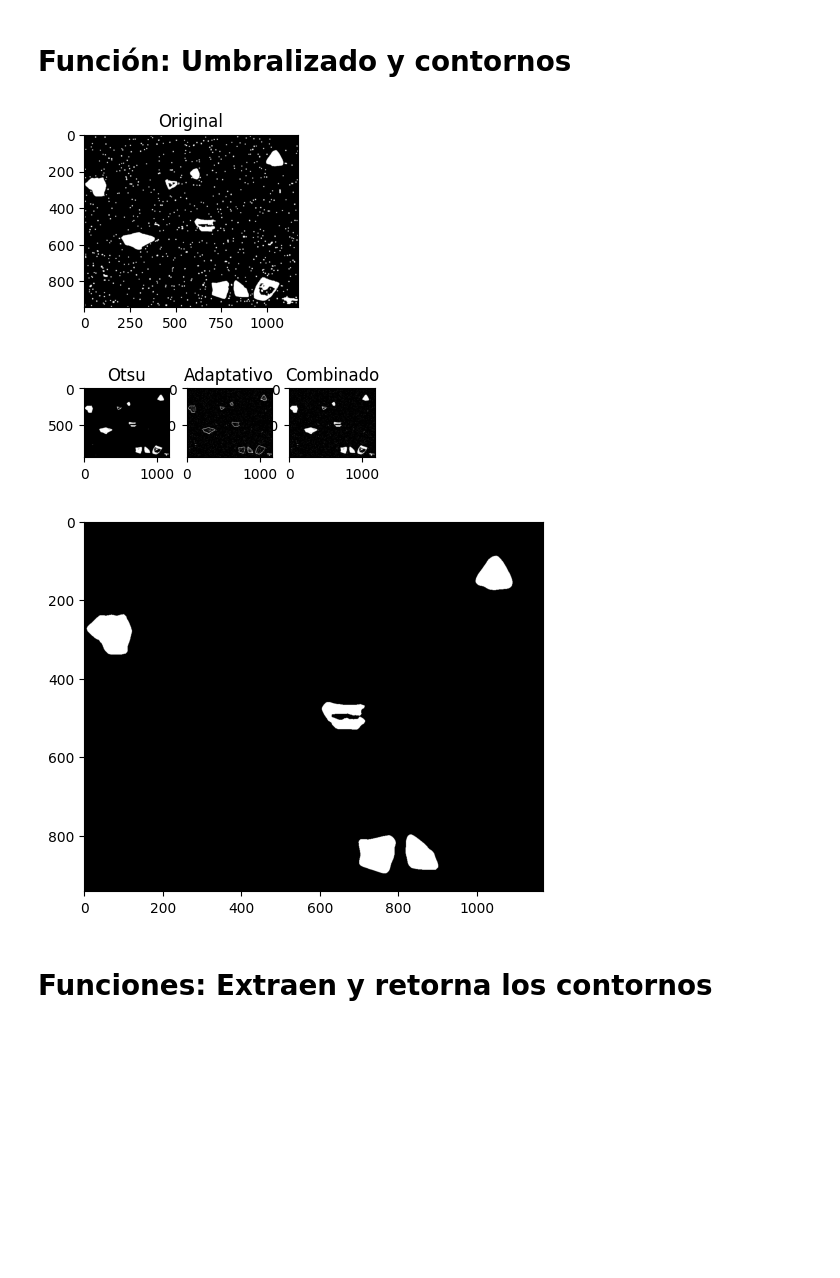
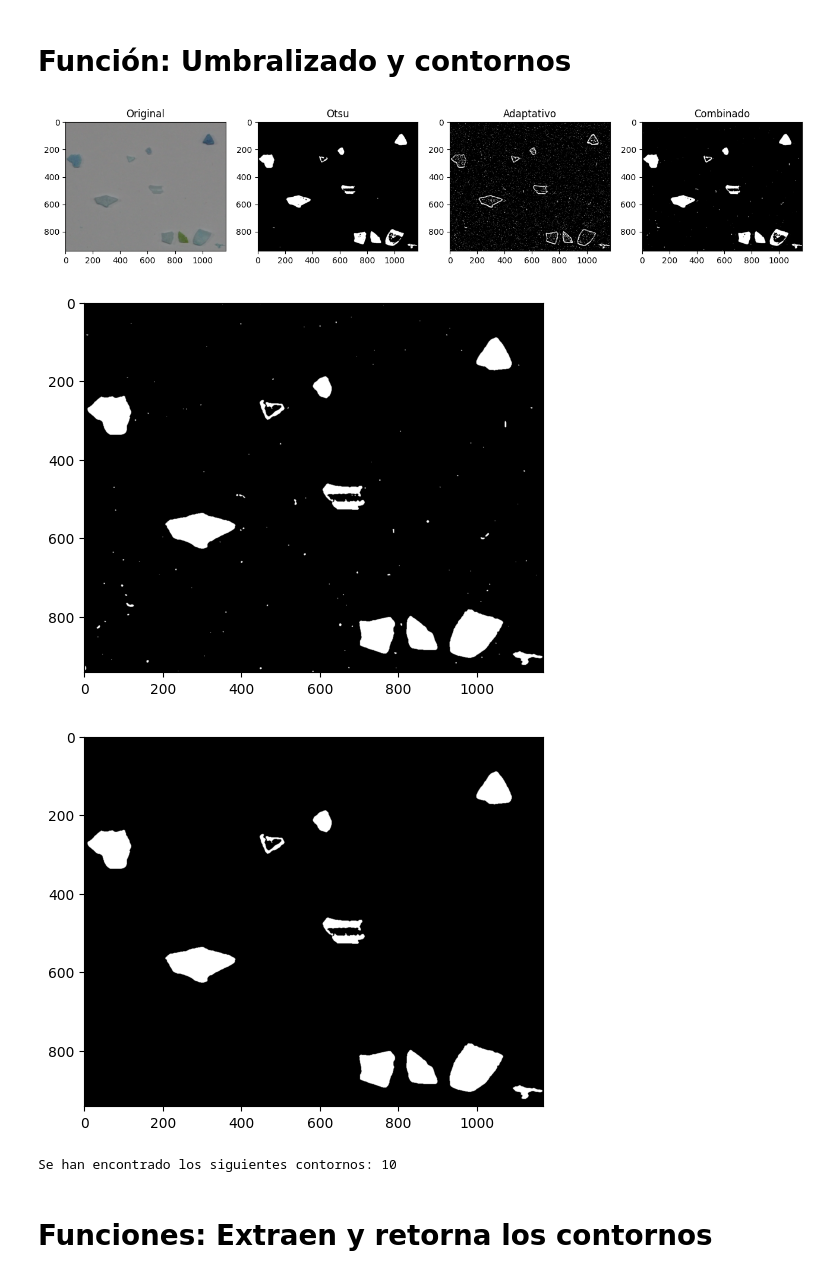
Before and after one commit to Javier-Castilla/VC-P3, a Jupyter notebook: Practica3.ipynb, the cells around one changed output. Drawn from its saved outputs; the diff is of its cells as text; code cells hidden in the pictures; blank space fills up the shorter version.

```diff
--- a/Practica3.ipynb
+++ b/Practica3.ipynb
@@ -9,5 +11,5 @@ import matplotlib.pyplot as plt
 # %%
-image = cv2.imread("imgs/coins_v2.jpg", cv2.IMREAD_COLOR_RGB)
+image = cv2.imread("imgs/Monedas.jpg", cv2.IMREAD_COLOR_RGB)
 
 plt.axis('off')
 plt.imshow(image, cmap='gray')
@@ -211,19 +215,16 @@ if __name__ == '__main__':
     shadow = MoneyCounter('imgs/coins_with_shadow.jpg')
     v2 = MoneyCounter('imgs/coins_v2.jpg')
     v3 = MoneyCounter('imgs/coins_v3.jpg')
-    v4 = MoneyCounter('imgs/coins_v4.jpg')
 
     result_monedas, selected_monedas = monedas.show_detection_and_pick_coin(1)
     result_shadow, selected_shadow = shadow.show_detection_and_pick_coin(1)
     result_v2, selected_v2 = v2.show_detection_and_pick_coin(1)
     result_v3, selected_v3 = v3.show_detection_and_pick_coin(1)
-    # result_v4, selected_v4 = v4.show_detection_and_pick_coin(1)
 
     _, _, d_monedas = monedas.do_the_math(True)
     _, _, d_shadow = shadow.do_the_math(True)
     _, _, d_v2 = v2.do_the_math(True)
     _, _, d_v3 = v3.do_the_math(True)
-    # _, _, d_v4 = v4.do_the_math(True)
 
     debugs = [
         d_monedas, d_shadow, d_v2, d_v3
@@ -433,10 +452,14 @@ def thresholds_and_image_manipulation(image):
     _, threshold_image = cv2.threshold(blured_image, 0, 255, cv2.THRESH_BINARY_INV + cv2.THRESH_OTSU)
     # Umbral adaptativo
     adap_th = cv2.adaptiveThreshold(blured_image, 255, cv2.ADAPTIVE_THRESH_GAUSSIAN_C,
-                                    cv2.THRESH_BINARY_INV, 11, 2)
+                                    cv2.THRESH_BINARY_INV, 21, 2)
 
     # Combinar ambos umbrales
     combined = cv2.bitwise_or(threshold_image, adap_th)
+    combined = cv2.medianBlur(combined, 5)
+
+    """kernel = np.ones((5, 5), np.uint8)  # Tamaño 5x5, tipo entero sin signo
+    combined = cv2.dilate(combined, kernel, iterations=2)"""
 
     # Mostrar resultados
     plt.subplot(1, 4, 2)
@@ -453,36 +476,41 @@ def thresholds_and_image_manipulation(image):
 
     plt.show()
 
-    return cv2.medianBlur(combined, 3)
+
+    return combined
 # %%
 image = cv2.imread('imgs/FRA.png')
 
 max_height = 4000
 if image.shape[0] > max_height:
     image_cropped = image[:max_height, :, :]  # [:altura, :ancho, :canales]
 else:
     image_cropped = image
 
 result = thresholds_and_image_manipulation(image_cropped)
 
 pepe = np.zeros(result.shape)
+pepe1 = np.zeros(result.shape)
 contours, _ = cv2.findContours(result,
                                    cv2.RETR_EXTERNAL,
                                    cv2.CHAIN_APPROX_SIMPLE)
 
-areas = np.array([cv2.contourArea(contour) for contour in contours])
-lower_bound = max(0, np.percentile(areas, 75))
-upper_bound = np.percentile(areas, 100)
-contours = [x for x in contours if lower_bound <= cv2.contourArea(x) <= upper_bound and cv2.contourArea(x) > 50 and cv2.contourArea(x) < 10000]
-cv2.drawContours(pepe, contours, -1, color=255, thickness=-1)
+cv2.drawContours(pepe, contours, -1, 255, -1)
+plt.imshow(pepe, cmap='gray')
+plt.show()
+
+contours = [x for x in contours if cv2.contourArea(x) > 335 and cv2.contourArea(x)]
+cv2.drawContours(pepe1, contours, -1, color=255, thickness=-1)
 
 
-plt.imshow(pepe, cmap='gray')
+plt.imshow(pepe1, cmap='gray')
 plt.show()
+print("Se han encontrado los siguientes contornos:", len(contours))
 # %% [output]
-[figure, old version]
+[figure, new version]
-[figure, old version]
+[figure, new version]
-[figure, old version]
+[figure, new version]
+Se han encontrado los siguientes contornos: 10
 # %% [markdown]
 # Funciones: Extraen y retorna los contornos
 # %%
```
Also changed, not shown: parts of 19 cells of this notebook, 1 other file.
